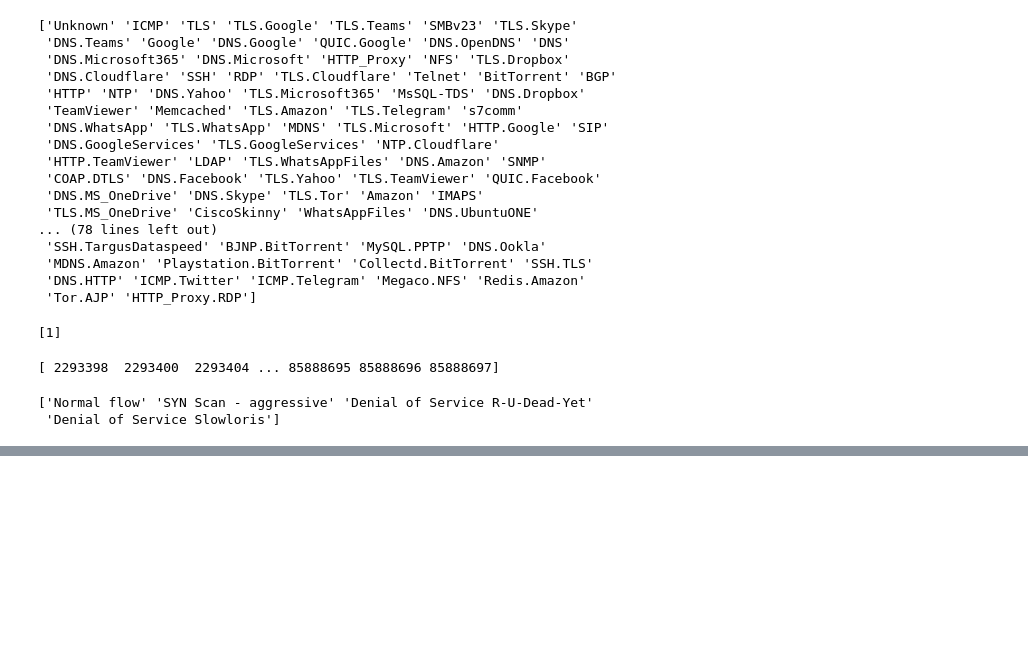
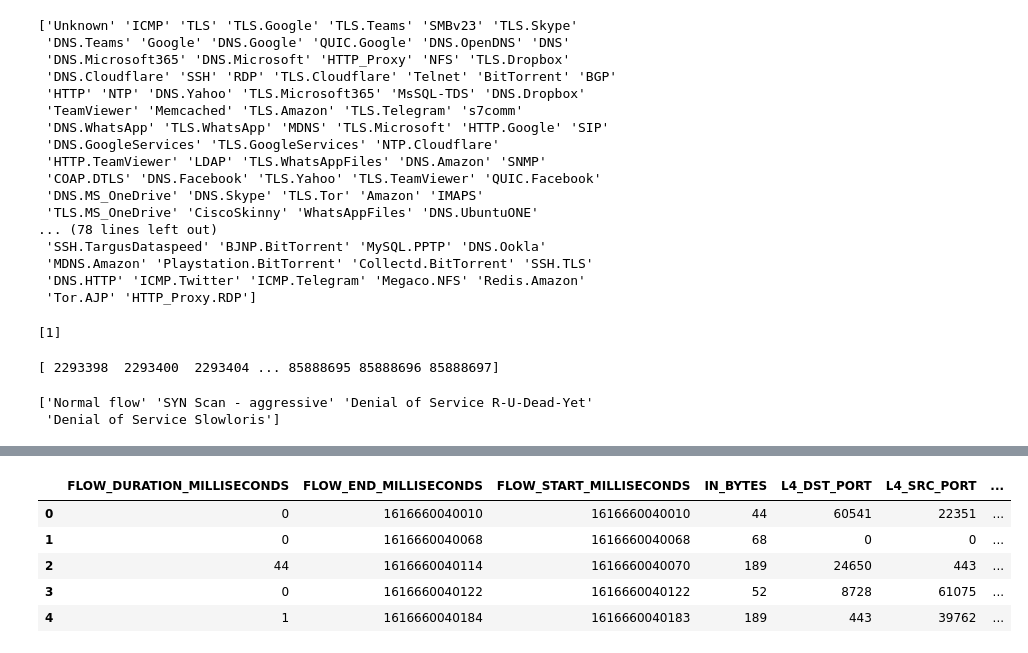
Before and after one commit to dianaxime/SDS-Proyecto1, a Jupyter notebook: SeleccionCaracteristicas.ipynb, the cells around one changed output, grey strips where cells are left out. Drawn from its saved outputs; the diff is of its cells as text; code cells hidden in the pictures; blank space fills up the shorter version.

```diff
--- a/SeleccionCaracteristicas.ipynb
+++ b/SeleccionCaracteristicas.ipynb
@@ -423,0 +438,7 @@ Index(['DIRECTION', 'FIRST_SWITCHED', 'FLOW_DURATION_MILLISECONDS',
+# %%
+selected_features = []
+
+for i in range(0, len(features)):
+    if filter[i]:
+        print(features[i])
+        selected_features.append(features[i])
@@ -423,0 +461,3 @@ Index(['DIRECTION', 'FIRST_SWITCHED', 'FLOW_DURATION_MILLISECONDS',
+# %%
+df_final['LABEL'] = df_final['LABEL'].astype('category')
+df_final['LABEL'] = df_final['LABEL'].cat.codes
@@ -423,0 +479,2 @@ Index(['DIRECTION', 'FIRST_SWITCHED', 'FLOW_DURATION_MILLISECONDS',
+# %%
+selected_features.append('LABEL')
@@ -423,0 +485,2 @@ Index(['DIRECTION', 'FIRST_SWITCHED', 'FLOW_DURATION_MILLISECONDS',
+# %%
+df = df_final[selected_features]
@@ -423,0 +503,9 @@ Index(['DIRECTION', 'FIRST_SWITCHED', 'FLOW_DURATION_MILLISECONDS',
+# %%
+df.head()
+# %% [output]
+|  | FLOW_DURATION_MILLISECONDS | FLOW_END_MILLISECONDS | FLOW_START_MILLISECONDS | IN_BYTES | L4_DST_PORT | L4_SRC_PORT | ... |
+| 0 | 0 | 1616660040010 | 1616660040010 | 44 | 60541 | 22351 | ... |
+| 1 | 0 | 1616660040068 | 1616660040068 | 68 | 0 | 0 | ... |
+| 2 | 44 | 1616660040114 | 1616660040070 | 189 | 24650 | 443 | ... |
+| 3 | 0 | 1616660040122 | 1616660040122 | 52 | 8728 | 61075 | ... |
+| 4 | 1 | 1616660040184 | 1616660040183 | 189 | 443 | 39762 | ... |
```
Also changed, not shown: parts of 22 cells of this notebook.
